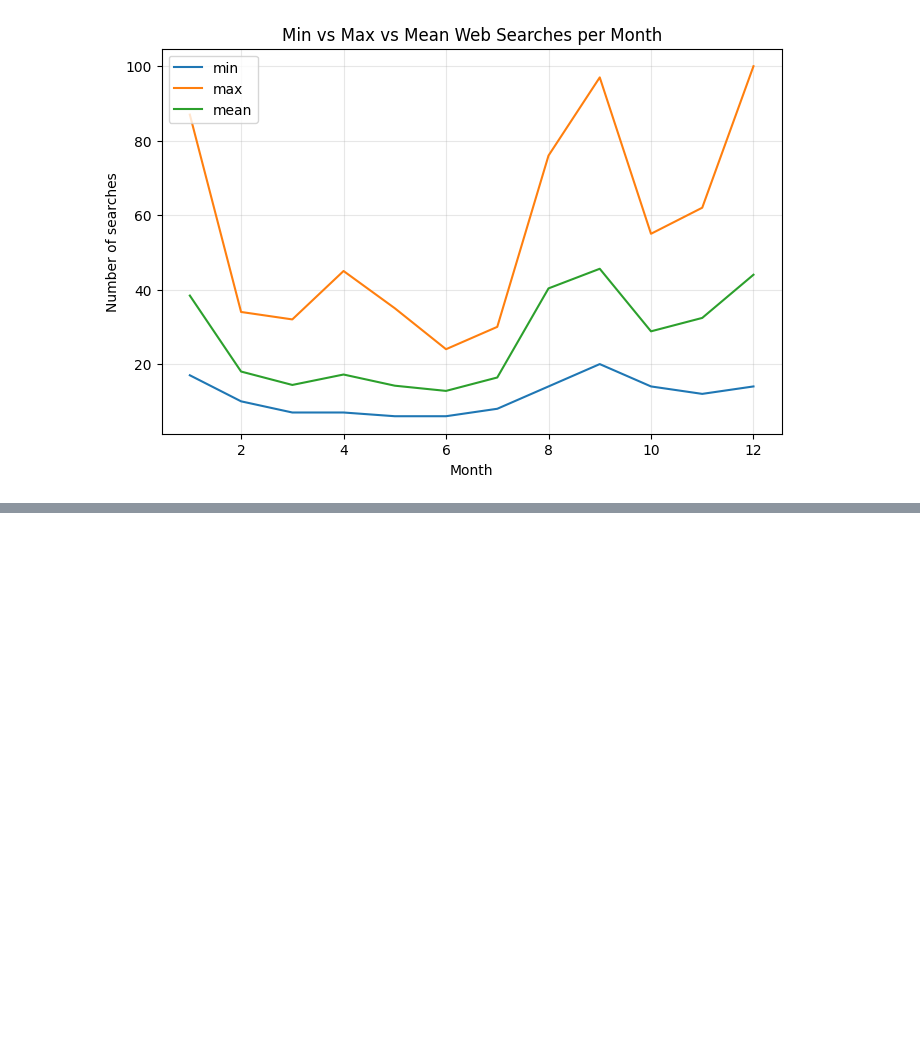
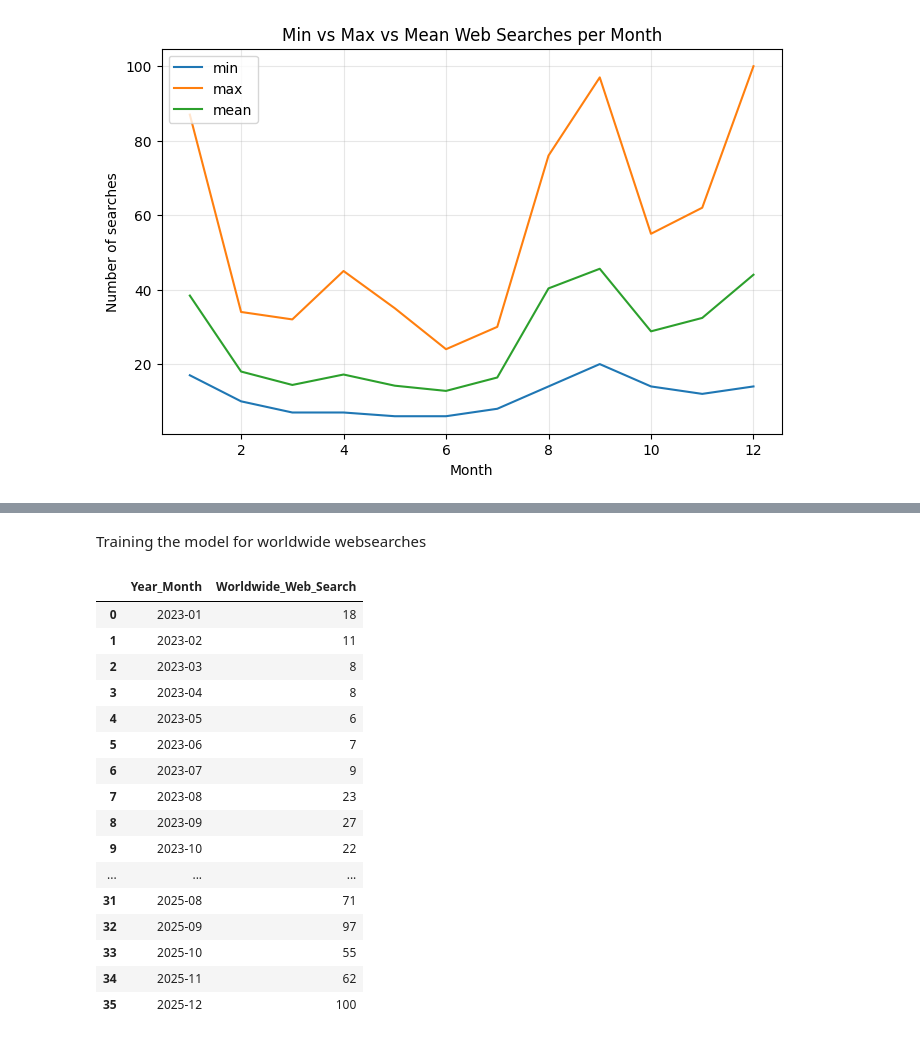
Before and after one commit to bdatye/HobonichiSearchTrends_August2021-August2026, a Jupyter notebook: HobonichiSearchTrends.ipynb, the cells around one changed output, grey strips where cells are left out. Saved outputs shown, nothing was run; the diff lists cells and outputs as text; code cells hidden in the pictures; blank space fills up the shorter version.

```diff
--- a/HobonichiSearchTrends.ipynb
+++ b/HobonichiSearchTrends.ipynb
@@ -182,0 +224,26 @@ Text(0, 0.5, 'Number of searches')
+# %% [markdown]
+Training the model for worldwide websearches
+# %%
+#getting the necessary info only into dataframe:
+
+df = threeYearData_df[['Year_Month', 'Worldwide_Web_Search']].copy()
+
+display(df)
+# %% [output]
+|  | Year_Month | Worldwide_Web_Search |
+| 0 | 2023-01 | 18 |
+| 1 | 2023-02 | 11 |
+| 2 | 2023-03 | 8 |
+| 3 | 2023-04 | 8 |
+| 4 | 2023-05 | 6 |
+| 5 | 2023-06 | 7 |
+| 6 | 2023-07 | 9 |
+| 7 | 2023-08 | 23 |
+| 8 | 2023-09 | 27 |
+| 9 | 2023-10 | 22 |
+| ... | ... | ... |
+| 31 | 2025-08 | 71 |
+| 32 | 2025-09 | 97 |
+| 33 | 2025-10 | 55 |
+| 34 | 2025-11 | 62 |
+| 35 | 2025-12 | 100 |
```
Also changed, not shown: parts of 3 cells of this notebook.
